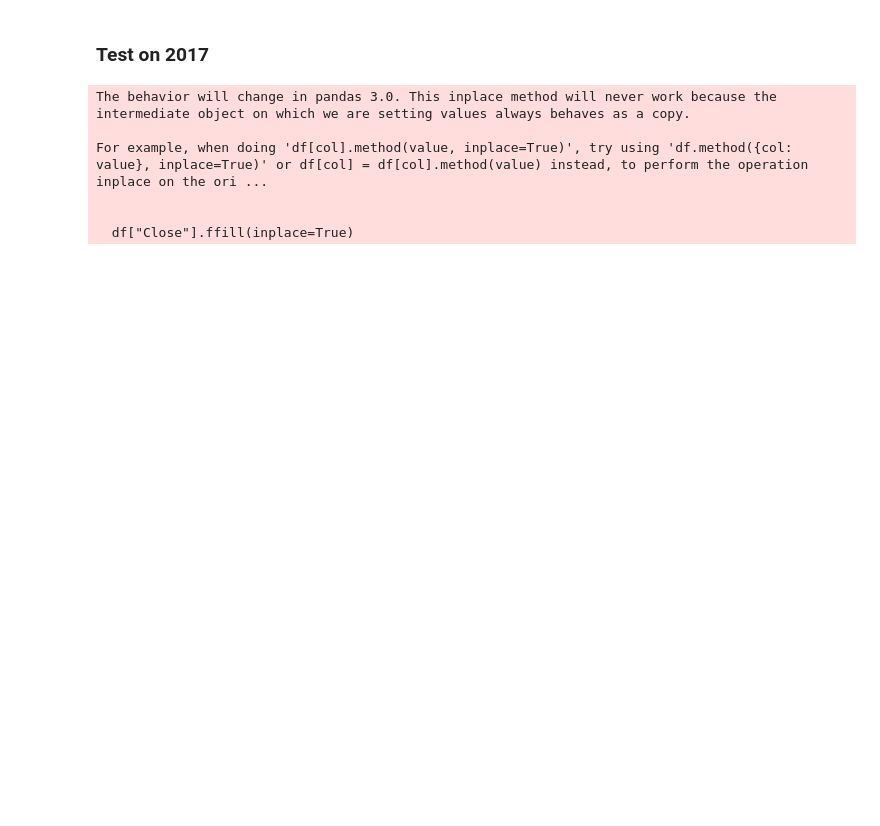
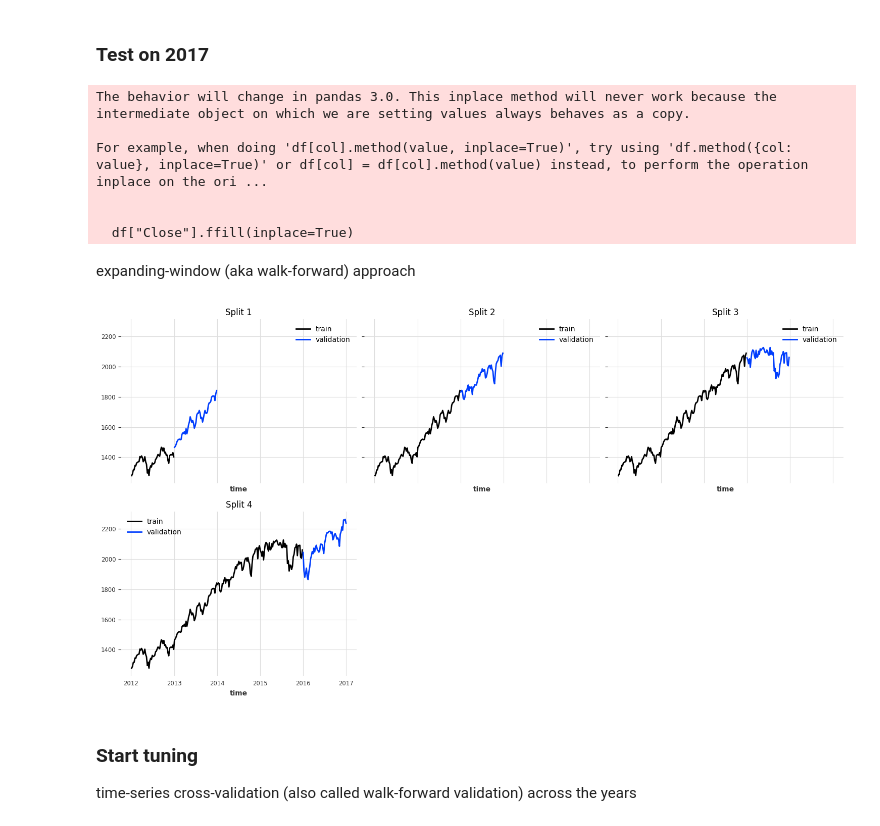
Before and after one commit to Isra3750/Time_series_forecasting_eval_SP500, a Jupyter notebook: Sp500_v2/LSTM_v2.ipynb, the cells around one changed output. Saved outputs shown, nothing was run; the diff lists cells and outputs as text; code cells hidden in the pictures; blank space fills up the shorter version.

```diff
--- a/Sp500_v2/LSTM_v2.ipynb
+++ b/Sp500_v2/LSTM_v2.ipynb
@@ -43,10 +45,12 @@ For example, when doing 'df[col].method(value, inplace=True)', try using 'df.met
 
 
   df["Close"].ffill(inplace=True)
+# %% [markdown]
+expanding‐window (aka walk‑forward) approach
 # %%
-def get_splits(series, covariate, start_year=2012, end_year=2016):
+def get_splits(series, start_year=2012, end_year=2016):
     """
-    Returns a list of (train_slice, val_slice, train_cov_slice, val_cov_slice)
+    Returns a list of (train_slice, val_slice)
     for each year from start_year to end_year inclusive.
     """
     splits = []
@@ -59,13 +63,45 @@ def get_splits(series, covariate, start_year=2012, end_year=2016):
         # Explicitly use series.start_time() so both args to .slice are Timestamps
         train_slice      = series.slice(series.start_time(), train_end)
         val_slice        = series.slice(val_start,           val_end)
-        train_cov_slice  = covariate.slice(covariate.start_time(), train_end)
-        val_cov_slice    = covariate.slice(val_start,             val_end)
 
-        splits.append((train_slice, val_slice, train_cov_slice, val_cov_slice))
+        splits.append((train_slice, val_slice))
 
     return splits
 
-# Generate the splits for 2010–2016
-splits = get_splits(train_ts, train_cov, start_year=2010, end_year=2016)
+# Generate the splits for 2012–2016
+splits = get_splits(train_ts, start_year=2012, end_year=2016)
+# %%
+def plot_splits_grid(splits, cols=3, figsize=None, sharex=True, sharey=True):
+    n_splits = len(splits)
+    rows = math.ceil(n_splits / cols)
+
+    # default figsize if not provided
+    if figsize is None:
+        figsize = (5 * cols, 4 * rows)
+
+    fig, axes = plt.subplots(rows, cols, figsize=figsize,
+                             sharex=sharex, sharey=sharey)
+    axes = axes.flatten()
+
+    for i, (train, val) in enumerate(splits):
+        ax = axes[i]
+        train.plot(ax=ax, label="train")
+        val.plot(ax=ax, label="validation")
+        ax.set_title(f"Split {i+1}")
+        ax.legend()
+
+    # hide any unused axes
+    for ax in axes[n_splits:]:
+        ax.set_visible(False)
+
+    plt.tight_layout()
+    plt.show()
+# %%
+plot_splits_grid(splits)
+# %% [output]
+[figure, added]
+# %% [markdown]
+### Start tuning
+
+time‑series cross‑validation (also called walk‑forward validation) across the years
 # %%
```
Also changed, not shown: parts of 23 cells of this notebook, 10 other files.
